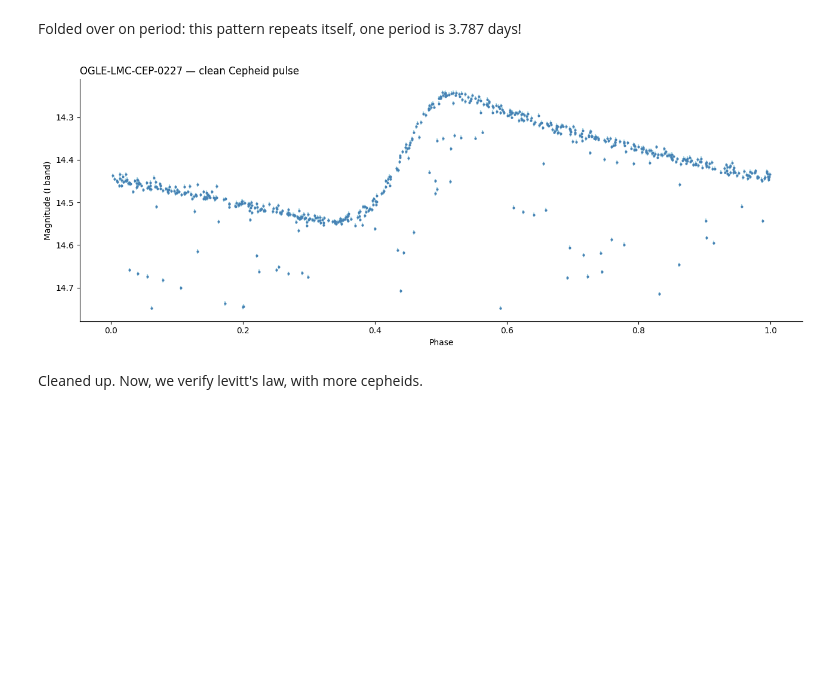
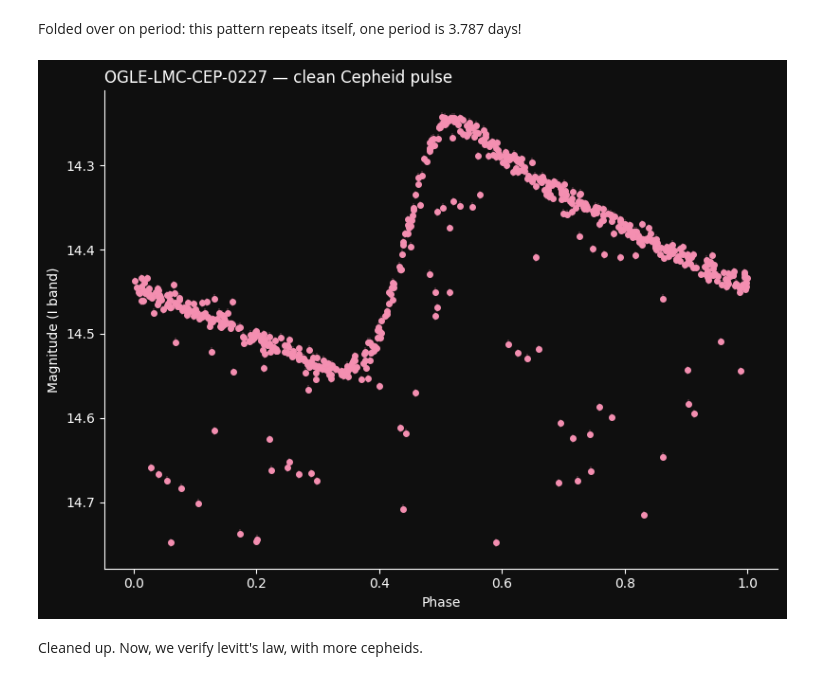
Before and after one commit to saniasingh211/Research, a Jupyter notebook: stars/cepheid-LMC.ipynb, the cells around one changed output. Saved outputs shown, nothing was run; the diff lists cells and outputs as text; code cells hidden in the pictures; blank space fills up the shorter version.

```diff
--- a/stars/cepheid-LMC.ipynb
+++ b/stars/cepheid-LMC.ipynb
@@ -58,28 +58,34 @@ Folded over on period: this pattern repeats itself, one period is 3.787 days!
 # %%
 # filter out eclipse points — keep only points within 0.3 mag of the median
 median_mag = np.median(magnitude)
 mask = np.abs(magnitude - median_mag) < 0.3
 
 time_clean = time[mask]
 magnitude_clean = magnitude[mask]
 err_clean = err[mask]
 
 phase_clean = (time_clean % period) / period
 
-fig, ax = plt.subplots(figsize=(13, 5))
-ax.errorbar(phase_clean, magnitude_clean, yerr=err_clean, fmt='o',
-            markersize=2, color='steelblue', ecolor='lightblue')
+plt.style.use('dark_background')
+fig, ax = plt.subplots(figsize=(8, 6))
+fig.patch.set_facecolor('#0f0f0f')
+ax.set_facecolor('#0f0f0f')
+ax.errorbar(phase_clean, magnitude_clean, yerr=err_clean,
+            fmt='o', markersize=4, color='#f48fb1',
+            ecolor='#f48fb1', elinewidth=0.3, capsize=0)
+
+
 ax.invert_yaxis()
 ax.set_xlabel('Phase', fontsize=10)
 ax.set_ylabel('Magnitude (I band)', fontsize=10)
 ax.set_title('OGLE-LMC-CEP-0227 — clean Cepheid pulse',
              fontweight='normal', loc='left')
 ax.spines[['top','right']].set_visible(False)
 plt.tight_layout()
 plt.savefig('cep0227_clean.png', dpi=150, bbox_inches='tight')
 plt.show()
 # %% [output]
-[figure, old version]
+[figure, new version]
 # %% [markdown]
 Cleaned up. Now, we verify levitt's law, with more cepheids.
 # %%
```
Also changed, not shown: parts of 3 cells of this notebook, 4 other files.
